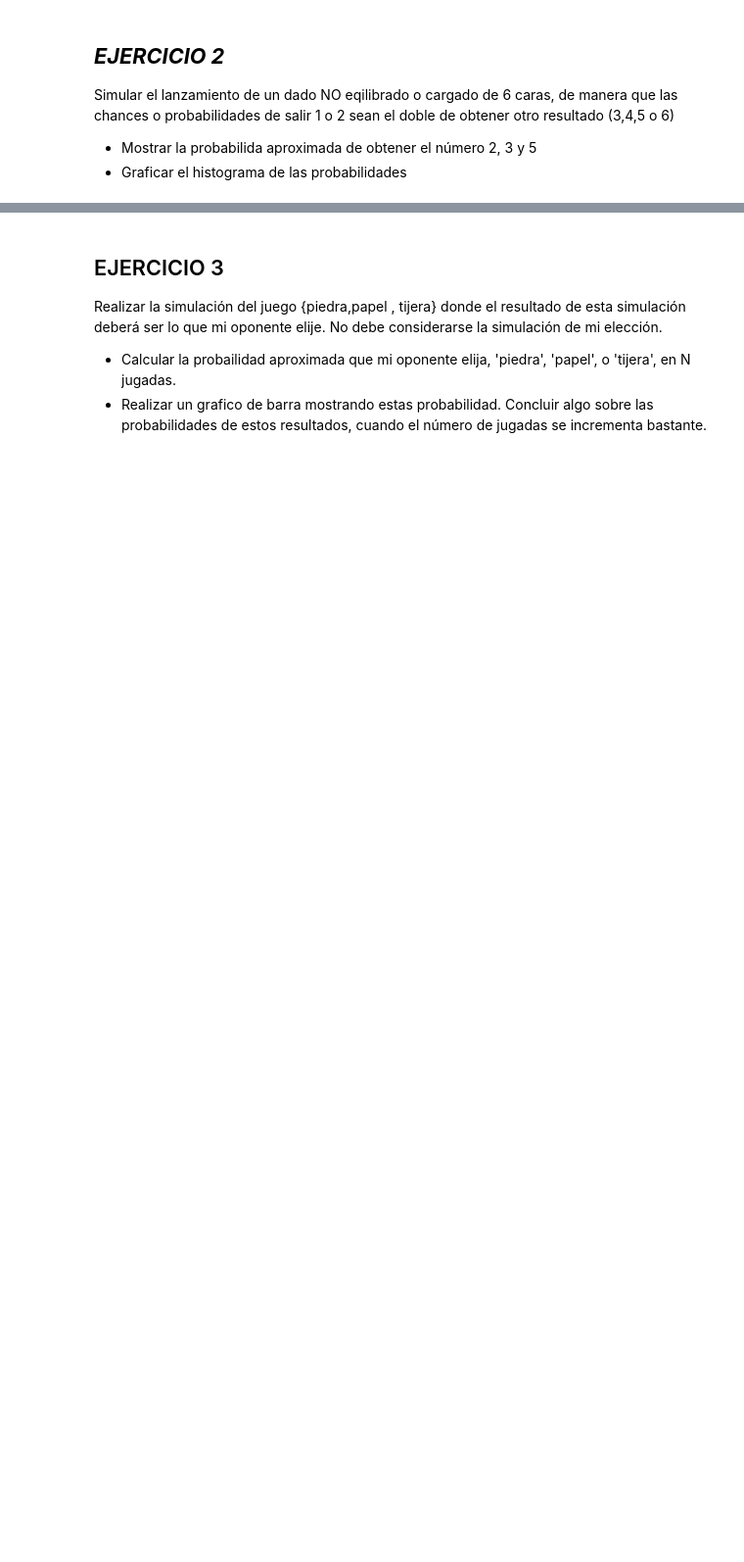
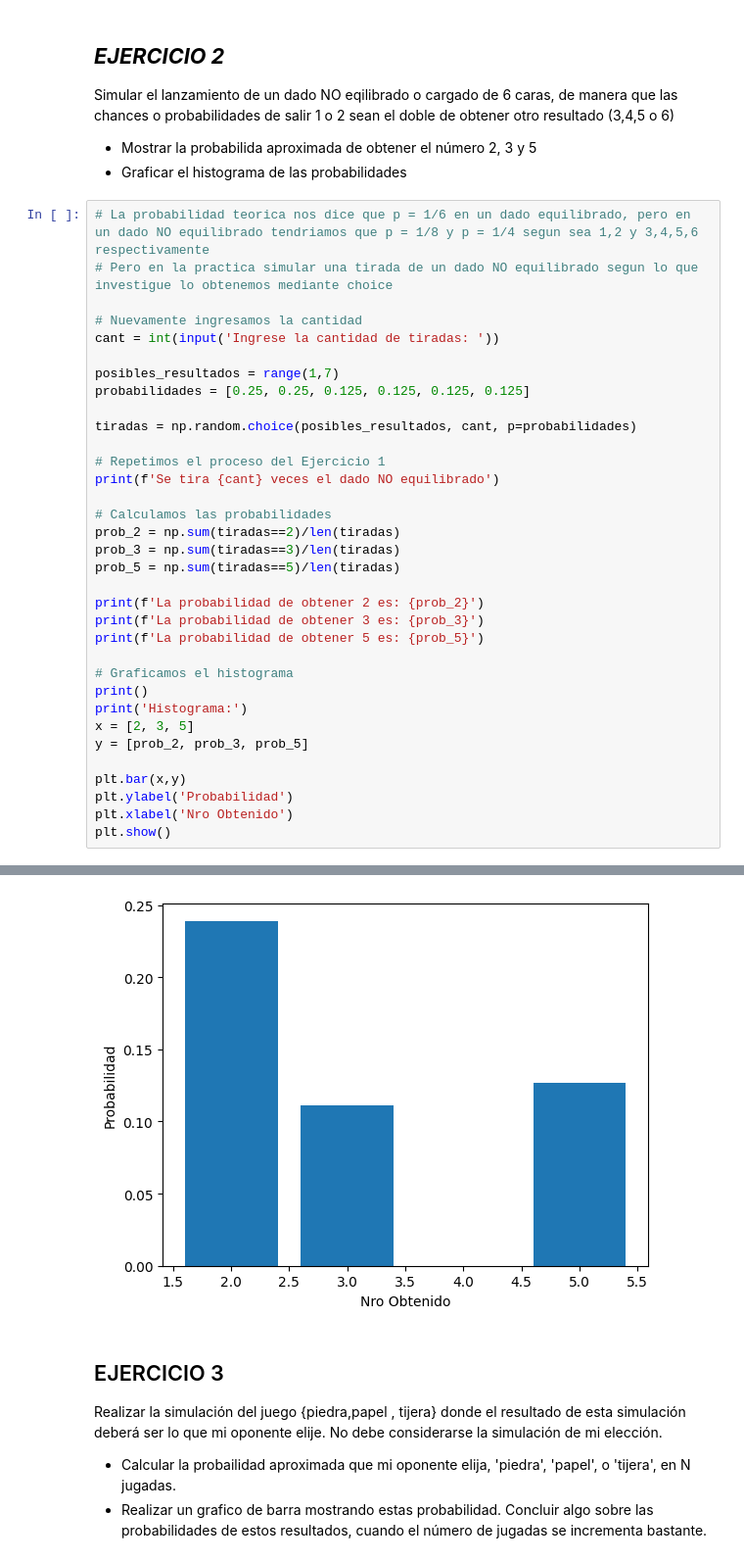
Before and after one commit to cristiandevar/PythonML, a Jupyter notebook: TPN3/PRACTICO3.ipynb, the cells around one changed output, grey strips where cells are left out. Shown at 98% size. Cells and saved outputs as stored; diff of their text form; blank space fills up the shorter version.

```diff
--- a/TPN3/PRACTICO3.ipynb
+++ b/TPN3/PRACTICO3.ipynb
@@ -205,3 +237,38 @@ Simular el lanzamiento de un dado NO eqilibrado o cargado de 6 caras, de manera
 
 *   Mostrar la probabilida aproximada de obtener el número 2, 3 y 5
 *   Graficar el histograma de las probabilidades
+# %%
+# La probabilidad teorica nos dice que p = 1/6 en un dado equilibrado, pero en un dado NO equilibrado tendriamos que p = 1/8 y p = 1/4 segun sea 1,2 y 3,4,5,6 respectivamente
+# Pero en la practica simular una tirada de un dado NO equilibrado segun lo que investigue lo obtenemos mediante choice
+
+# Nuevamente ingresamos la cantidad
+cant = int(input('Ingrese la cantidad de tiradas: '))
+
+posibles_resultados = range(1,7)
+probabilidades = [0.25, 0.25, 0.125, 0.125, 0.125, 0.125]
+
+tiradas = np.random.choice(posibles_resultados, cant, p=probabilidades)
+
+# Repetimos el proceso del Ejercicio 1
+print(f'Se tira {cant} veces el dado NO equilibrado')
+
+# Calculamos las probabilidades
+prob_2 = np.sum(tiradas==2)/len(tiradas)
+prob_3 = np.sum(tiradas==3)/len(tiradas)
+prob_5 = np.sum(tiradas==5)/len(tiradas)
+
+print(f'La probabilidad de obtener 2 es: {prob_2}')
+print(f'La probabilidad de obtener 3 es: {prob_3}')
+print(f'La probabilidad de obtener 5 es: {prob_5}')
+
+# Graficamos el histograma
+print()
+print('Histograma:')
+x = [2, 3, 5]
+y = [prob_2, prob_3, prob_5]
+
+plt.bar(x,y)
+plt.ylabel('Probabilidad')
+plt.xlabel('Nro Obtenido')
+plt.show()
+# %% [output]
@@ -208,3 +281,4 @@ Simular el lanzamiento de un dado NO eqilibrado o cargado de 6 caras, de manera
+[figure, added]
 # %% [markdown]
 ## EJERCICIO 3
 
```
Also changed, not shown: parts of 16 cells of this notebook, 2 other files.
